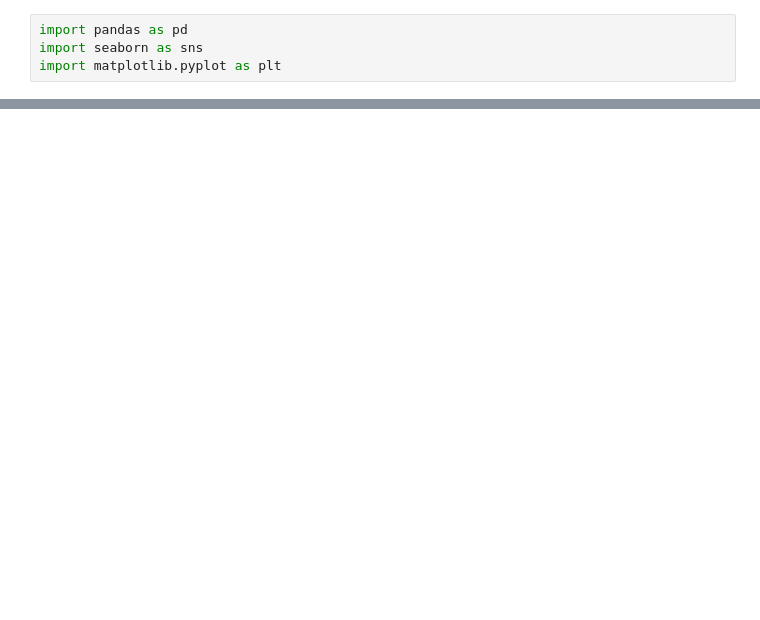
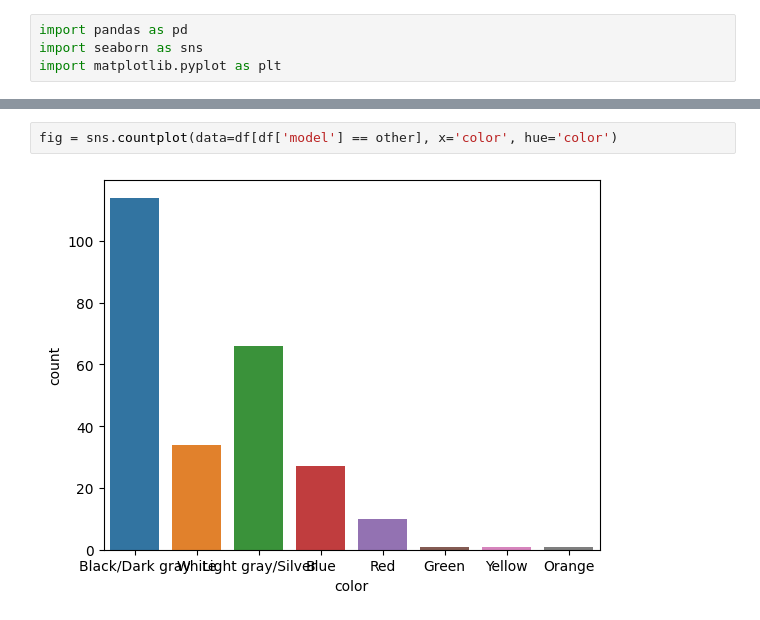
Before and after one commit to jkaste03/visual-vehicle-recognition-varying-lighting-conditions, a Jupyter notebook: notebooks/plot.ipynb, the cells around one changed output, grey strips where cells are left out. Cells and saved outputs as stored; diff of their text form; blank space fills up the shorter version.

```diff
--- a/notebooks/plot.ipynb
+++ b/notebooks/plot.ipynb
@@ -31,0 +46,4 @@ ValueError: Could not interpret value `year_x` for `x`. An entry with this name
+# %%
+fig = sns.countplot(data=df[df['model'] == other], x='color', hue='color')
+# %% [output]
+[figure, added]
```
Also changed, not shown: parts of 8 cells of this notebook.
